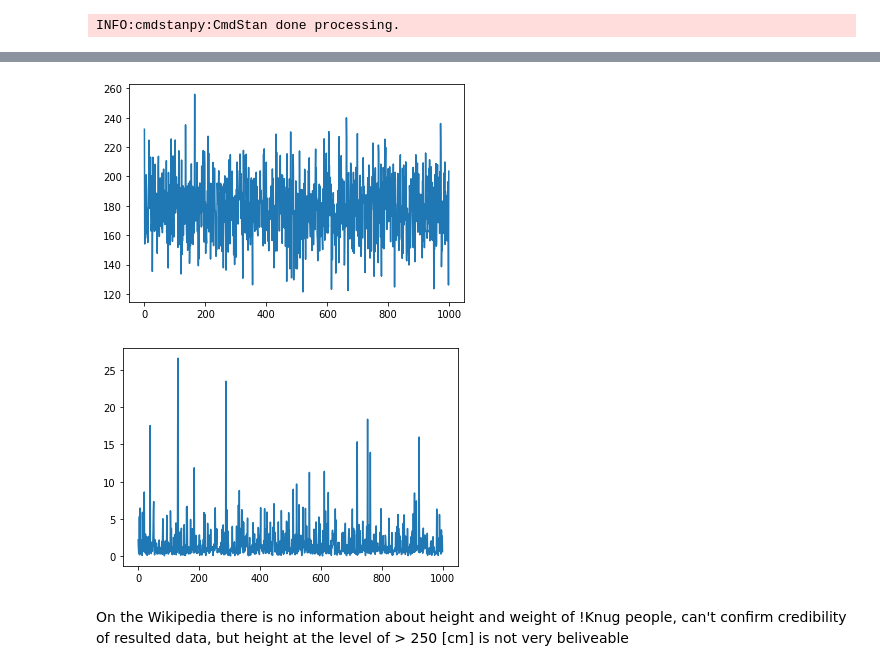
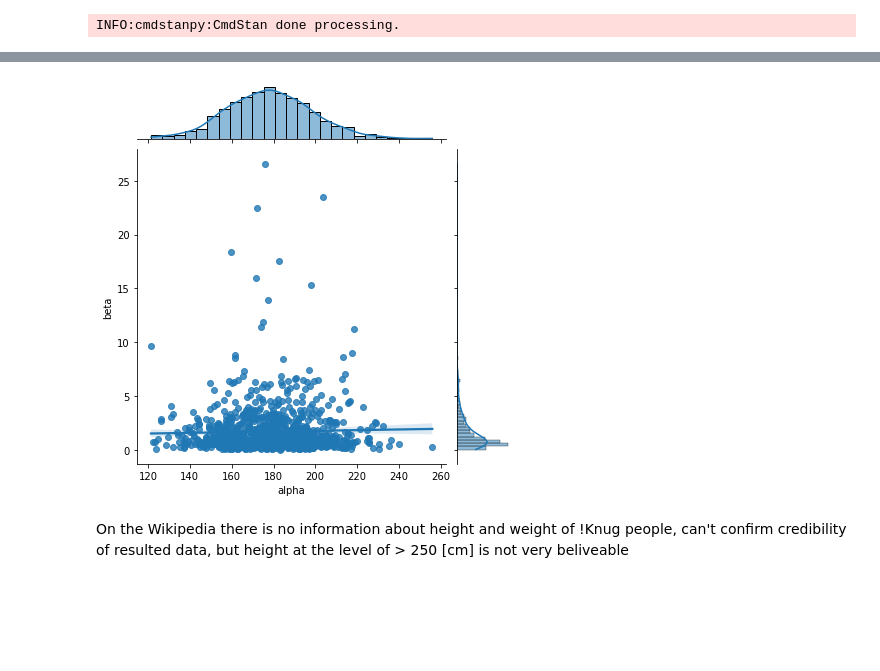
Before and after one commit to dobrodzziej/Maciej-Wojtys-Data-Analytics, a Jupyter notebook: Lab-4/lab4.ipynb, the cells around one changed output, grey strips where cells are left out. Drawn from its saved outputs; the diff is of its cells as text; code cells hidden in the pictures; blank space fills up the shorter version.

```diff
--- a/Lab-4/lab4.ipynb
+++ b/Lab-4/lab4.ipynb
@@ -211,6 +241,9 @@ model_ppc=CmdStanModel(stan_file='height_2b_ppc.stan')
 # %% [output]
 INFO:cmdstanpy:found newer exe file, not recompiling
 # %%
+data_sim={'N':50, 'weight':np.linspace(d.c_weight.min(),d.c_weight.max(), 50)}
+# data_sim={'N':50, 'weight':np.linspace(0, 100, 50)}
+
 sim=model_ppc.sample(data=data_sim,
                      iter_sampling=R,
                      iter_warmup=0,
@@ -242,13 +291,8 @@ data4
 # %%
-plt.plot(data4['alpha'])
+jointplot(data=data4, x = "alpha", y = "beta", kind='reg')
 plt.show()
 # %% [output]
-[figure, old version]
+[figure, new version]
-# %%
-plt.plot(data4['beta'])
-plt.show()
-# %% [output]
-[figure, removed]
 # %% [markdown]
 On the Wikipedia there is no information about height and weight of !Knug people, can't confirm credibility of resulted data, but height at the level of > 250 [cm] is not very beliveable
 # %% [markdown]
```
Also changed, not shown: parts of 19 cells of this notebook, 12 other files.
